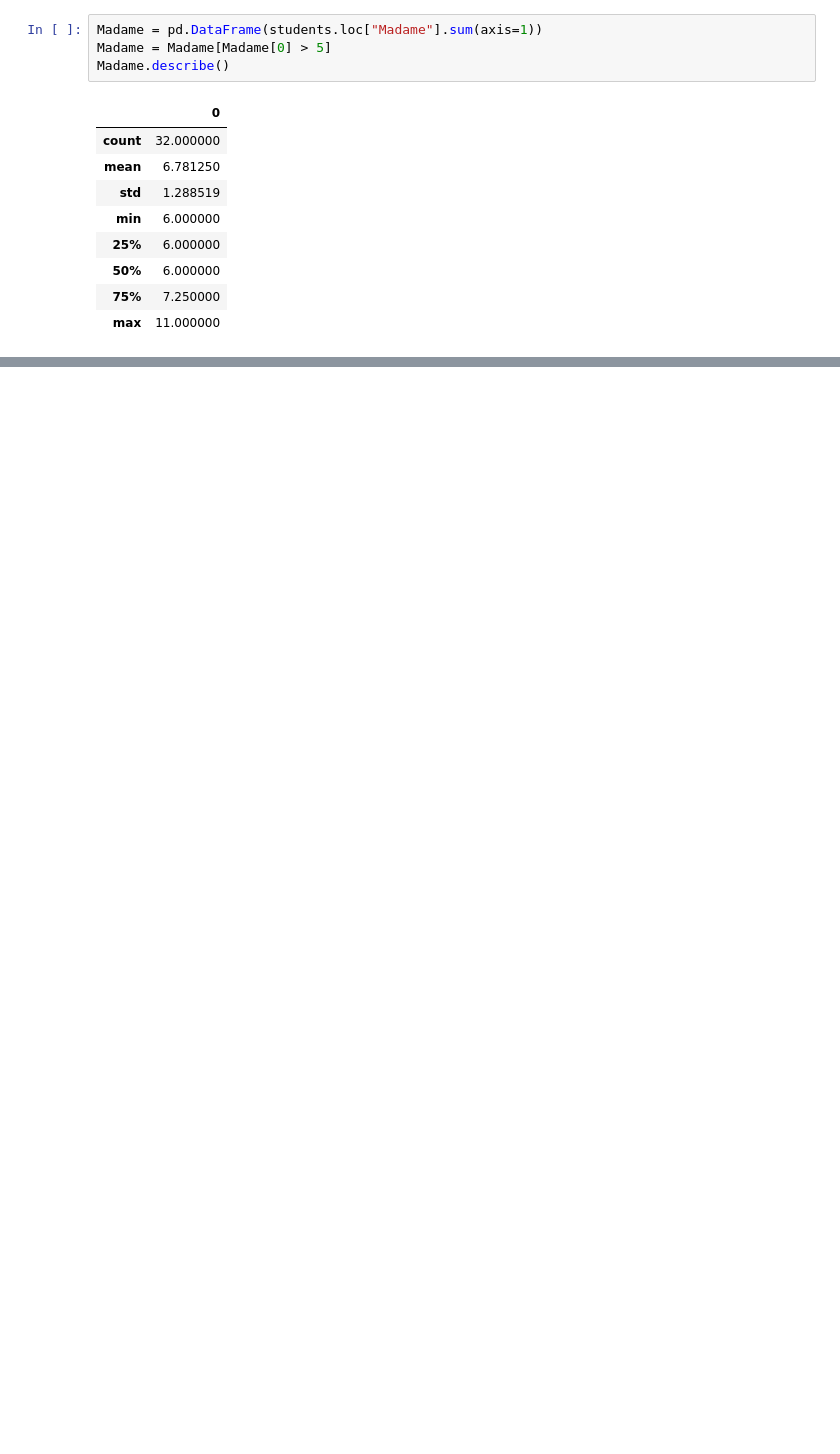
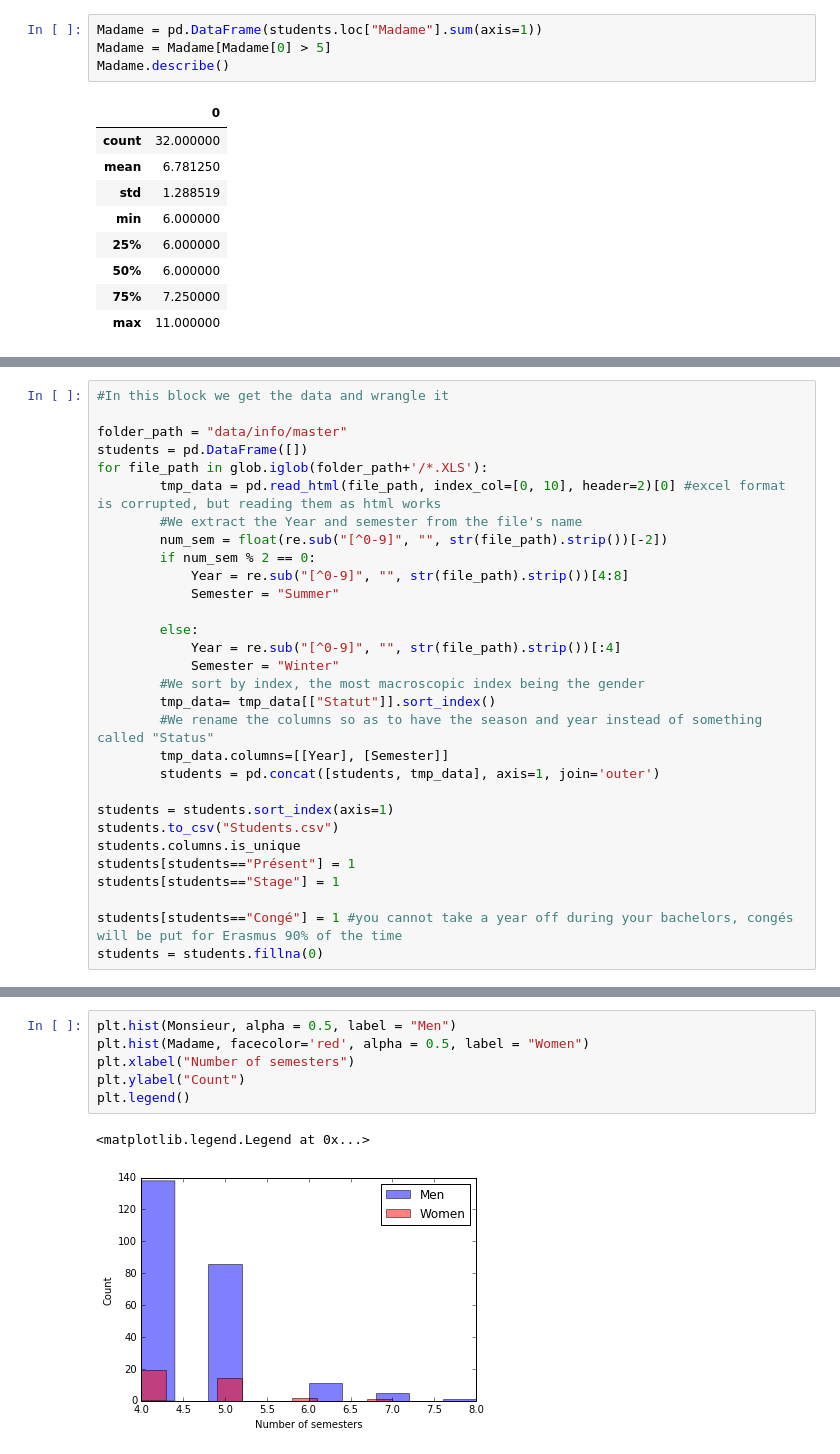
Before and after one commit to lfkrapp/literate-pancake, a Jupyter notebook: 02 - Data from the Web/homework.ipynb, the cells around one changed output, grey strips where cells are left out. Cells and saved outputs as stored; diff of their text form; blank space fills up the shorter version.

```diff
--- a/02 - Data from the Web/homework.ipynb
+++ b/02 - Data from the Web/homework.ipynb
@@ -78,0 +101,30 @@ Monsieur.describe()
+# %%
+#In this block we get the data and wrangle it
+
+folder_path = "data/info/master"
+students = pd.DataFrame([])
+for file_path in glob.iglob(folder_path+'/*.XLS'):
+        tmp_data = pd.read_html(file_path, index_col=[0, 10], header=2)[0] #excel format is corrupted, but reading them as html works
+        #We extract the Year and semester from the file's name
+        num_sem = float(re.sub("[^0-9]", "", str(file_path).strip())[-2])
+        if num_sem % 2 == 0:
+            Year = re.sub("[^0-9]", "", str(file_path).strip())[4:8]
+            Semester = "Summer"
+
+        else:
+            Year = re.sub("[^0-9]", "", str(file_path).strip())[:4]
+            Semester = "Winter"
+        #We sort by index, the most macroscopic index being the gender
+        tmp_data= tmp_data[["Statut"]].sort_index()
+        #We rename the columns so as to have the season and year instead of something called "Status"
+        tmp_data.columns=[[Year], [Semester]]
+        students = pd.concat([students, tmp_data], axis=1, join='outer')
+
+students = students.sort_index(axis=1)
+students.to_csv("Students.csv")
+students.columns.is_unique
+students[students=="Présent"] = 1
+students[students=="Stage"] = 1
+
+students[students=="Congé"] = 1 #you cannot take a year off during your bachelors, congés will be put for Erasmus 90% of the time
+students = students.fillna(0)
@@ -78,0 +173,9 @@ Monsieur.describe()
+# %%
+plt.hist(Monsieur, alpha = 0.5, label = "Men")
+plt.hist(Madame, facecolor='red', alpha = 0.5, label = "Women")
+plt.xlabel("Number of semesters")
+plt.ylabel("Count")
+plt.legend()
+# %% [output]
+<matplotlib.legend.Legend at 0x...>
+[figure, added]
```
Also changed, not shown: parts of 9 cells of this notebook.
